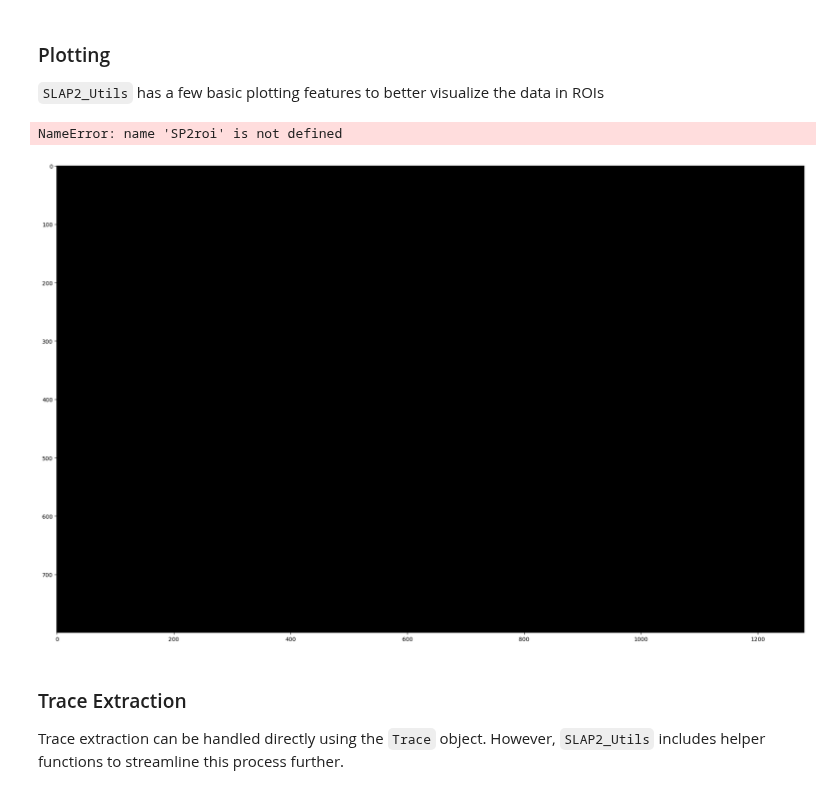
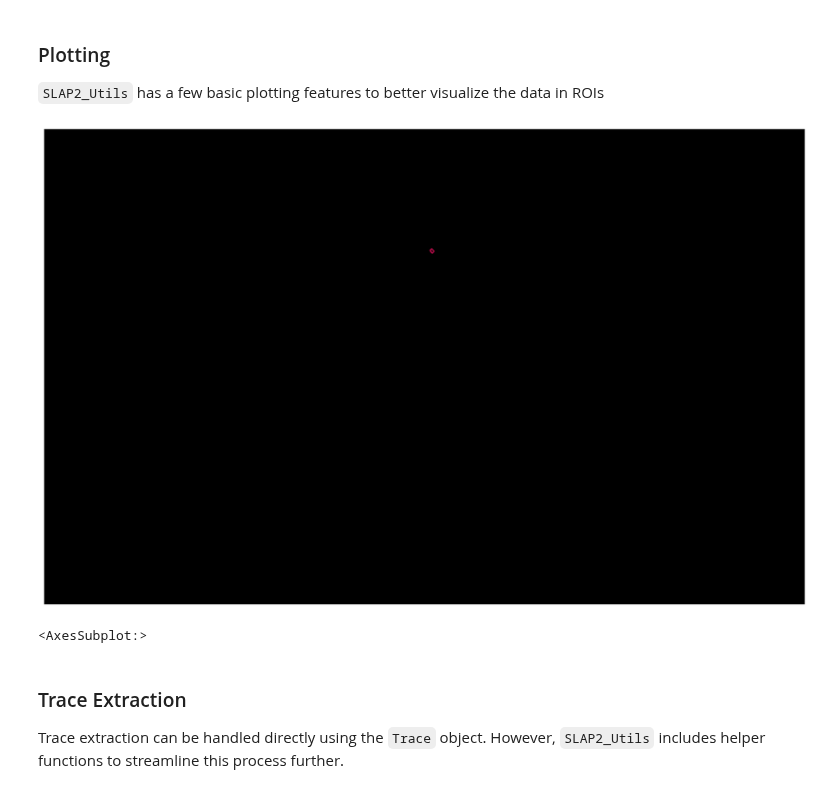
Before and after one commit to Peter-Hogg/SLAP2_Utils, a Jupyter notebook: slap2_utils/examples/SLAP2_Utils_example.ipynb, the cells around one changed output. Cells and saved outputs as stored; diff of their text form; code cells hidden in the pictures.

```diff
--- a/slap2_utils/examples/SLAP2_Utils_example.ipynb
+++ b/slap2_utils/examples/SLAP2_Utils_example.ipynb
@@ -116,10 +118,10 @@ plt.show()
 # %%
-from slap2_utils.utils.plots import slap2Plots
+# We can plot the contours of a given ROI over a reference image
+# This simulated data does not have a reference image, so we will use an array of zero
+slap2Plots.roiOverlay(dataFile, np.zeros_like(roiLabelArray), 15)
+# %% [output]
+[figure, added]
+<AxesSubplot:>
-# %%
-slap2Plots.roiOverlaySuperPix(dataFile, np.zeros_like(roiLabelArray), 120)
-# %% [output]
-NameError: name 'SP2roi' is not defined
-[figure, removed]
 # %% [markdown]
 ### Trace Extraction
 Trace extraction can be handled directly using the `Trace` object. However, `SLAP2_Utils` includes helper functions to streamline this process further.
```
Also changed, not shown: parts of 3 cells of this notebook, 4 other files.
